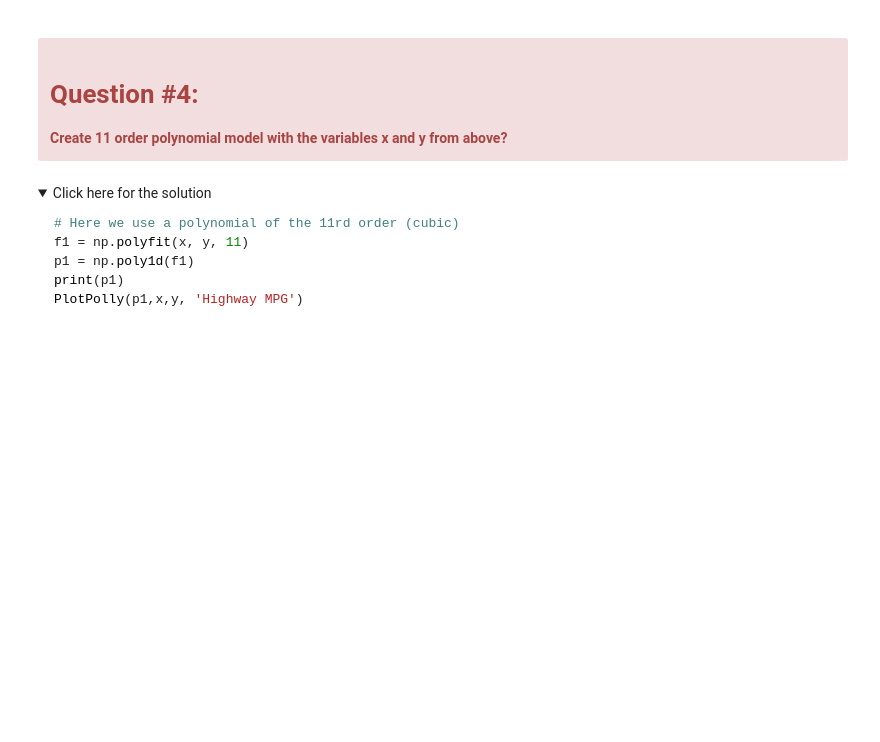
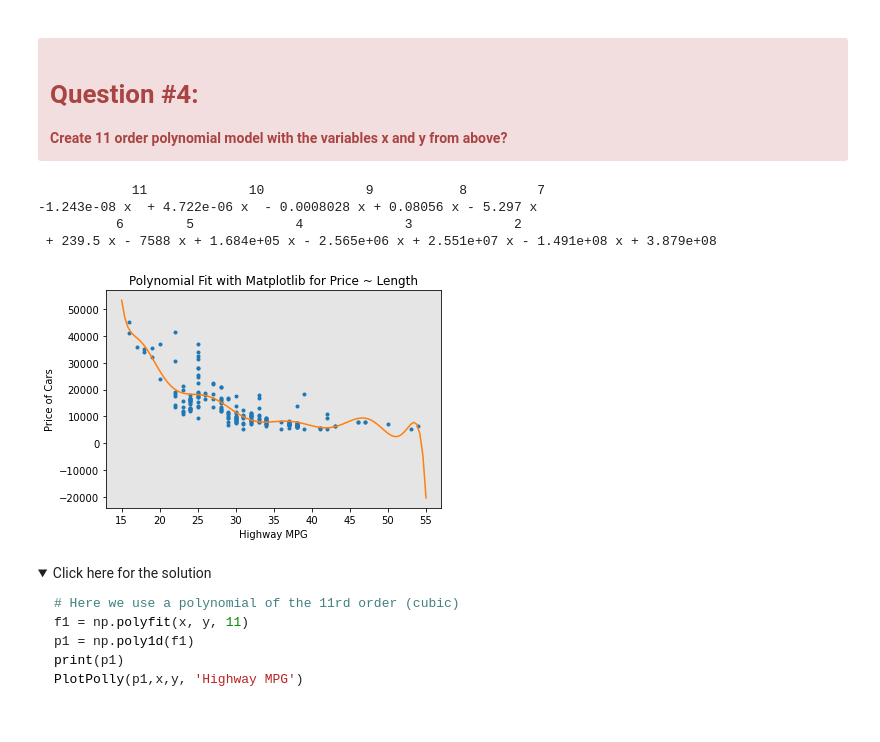
Before and after one commit to ambuilding/AnalyzingDataWithPython, a Jupyter notebook: DA0101EN-4-Review-Model-Development.ipynb, the cells around one changed output. Saved outputs shown, nothing was run; the diff lists cells and outputs as text; code cells hidden in the pictures; folded sections open; blank space fills up the shorter version.

```diff
--- a/DA0101EN-4-Review-Model-Development.ipynb
+++ b/DA0101EN-4-Review-Model-Development.ipynb
@@ -568,3 +567,16 @@ array([-1.55663829e+00,  2.04754306e+02, -8.96543312e+03,  1.37923594e+05])
+# %%
+# Write your code below and press Shift+Enter to execute
+# Here we use a polynomial of the 11rd order (cubic)
+f1 = np.polyfit(x, y, 11)
+p1 = np.poly1d(f1)
+print(p1)
+PlotPolly(p1,x,y, 'Highway MPG')
+# %% [output]
+            11             10             9           8         7
+-1.243e-08 x  + 4.722e-06 x  - 0.0008028 x + 0.08056 x - 5.297 x
+          6        5             4             3             2
+ + 239.5 x - 7588 x + 1.684e+05 x - 2.565e+06 x + 2.551e+07 x - 1.491e+08 x + 3.879e+08
+[figure, added]
 # %% [markdown]
 <details><summary>Click here for the solution</summary>
 
```
Also changed, not shown: parts of 20 cells of this notebook, 1 other file.
